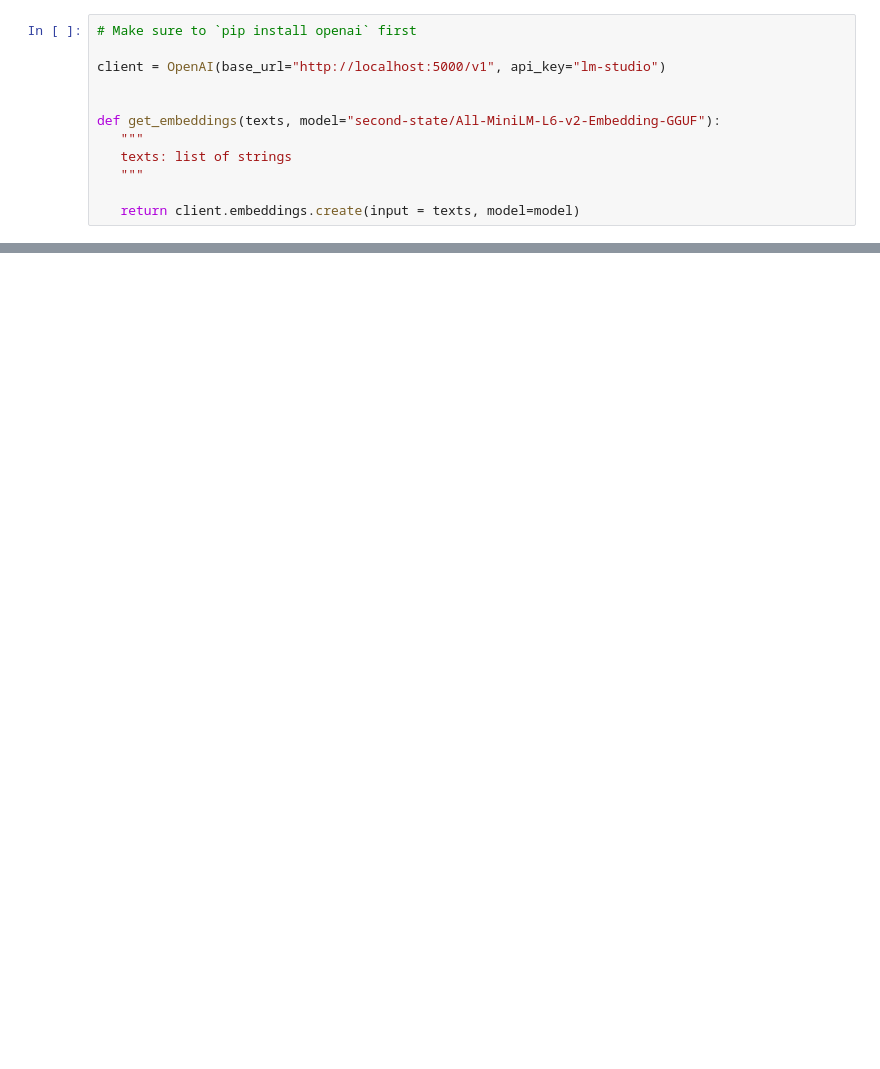
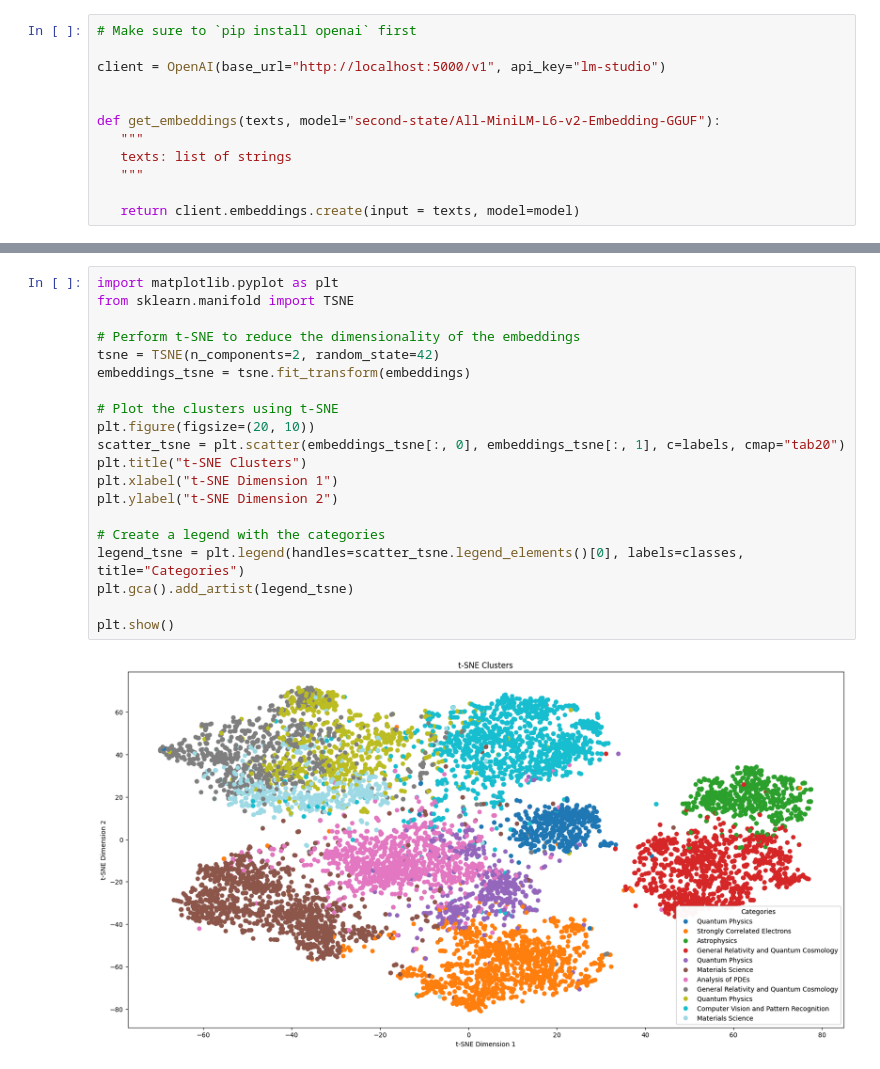
Before and after one commit to Gabriel9753/ArxivAbstractProject, a Jupyter notebook: src/clustering.ipynb, the cells around one changed output, grey strips where cells are left out. Saved outputs shown, nothing was run; the diff lists cells and outputs as text; blank space fills up the shorter version.

```diff
--- a/src/clustering.ipynb
+++ b/src/clustering.ipynb
@@ -192,0 +164,22 @@ Silhouette Score: 0.0052
+# %%
+import matplotlib.pyplot as plt
+from sklearn.manifold import TSNE
+
+# Perform t-SNE to reduce the dimensionality of the embeddings
+tsne = TSNE(n_components=2, random_state=42)
+embeddings_tsne = tsne.fit_transform(embeddings)
+
+# Plot the clusters using t-SNE
+plt.figure(figsize=(20, 10))
+scatter_tsne = plt.scatter(embeddings_tsne[:, 0], embeddings_tsne[:, 1], c=labels, cmap="tab20")
+plt.title("t-SNE Clusters")
+plt.xlabel("t-SNE Dimension 1")
+plt.ylabel("t-SNE Dimension 2")
+
+# Create a legend with the categories
+legend_tsne = plt.legend(handles=scatter_tsne.legend_elements()[0], labels=classes, title="Categories")
+plt.gca().add_artist(legend_tsne)
+
+plt.show()
+# %% [output]
+[figure, added]
```
Also changed, not shown: parts of 12 cells of this notebook, 3 other files.
